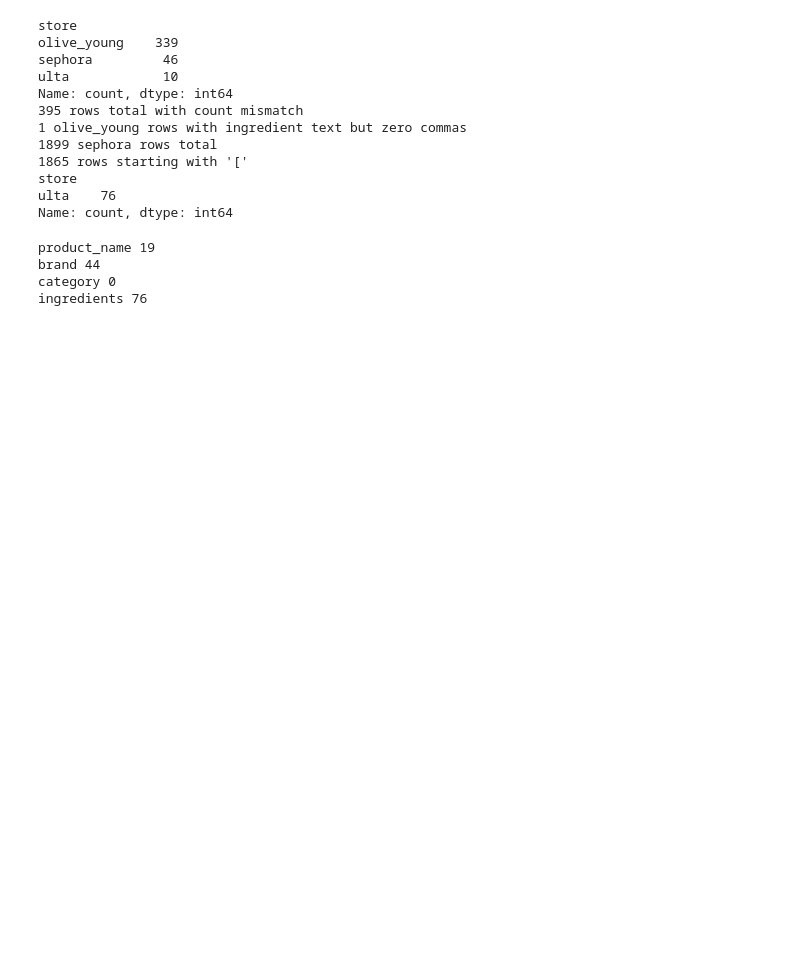
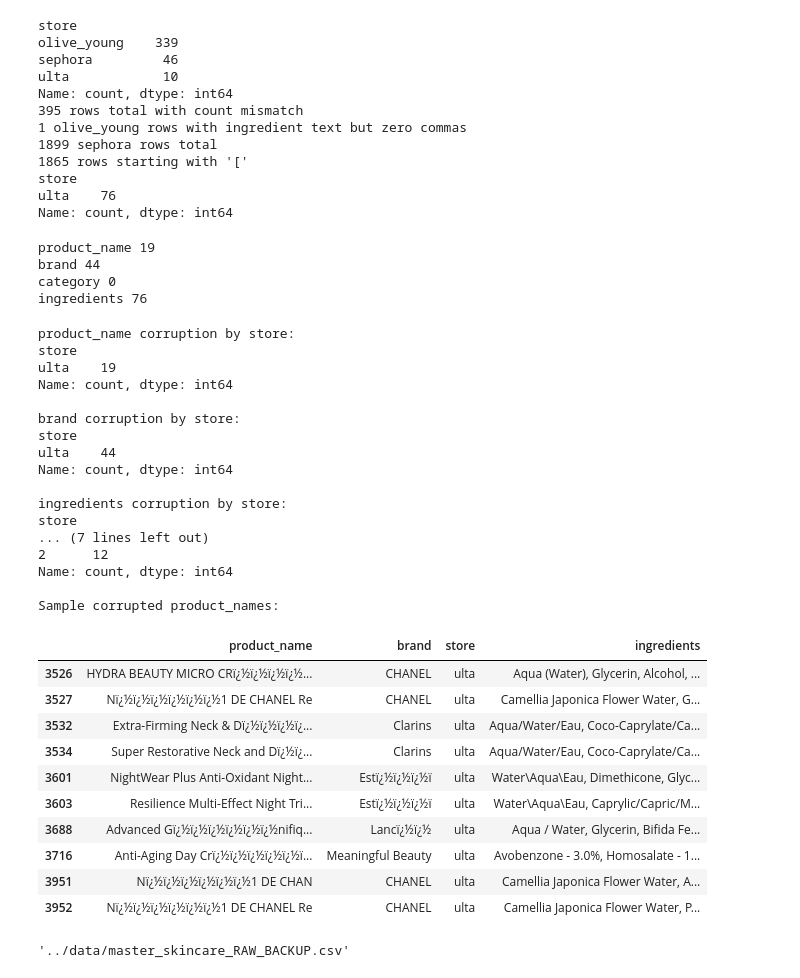
Before and after one commit to dairalmerino/Skinify, a Jupyter notebook: notebooks/04_merge_datasets.ipynb, the cells around one changed output. Saved outputs shown, nothing was run; the diff lists cells and outputs as text; code cells hidden in the pictures; blank space fills up the shorter version.

```diff
--- a/notebooks/04_merge_datasets.ipynb
+++ b/notebooks/04_merge_datasets.ipynb
@@ -404,3 +407,57 @@ product_name 19
 brand 44
 category 0
 ingredients 76
+# %%
+# store breakdown for each corrupted field
+for col in ['product_name', 'brand', 'ingredients']:
+    mask = master[col].apply(has_mojibake)
+    print(f"\n{col} corruption by store:")
+    print(master[mask]['store'].value_counts())
+
+# overlap: how many rows are corrupted in more than one field?
+corrupt_flags = pd.DataFrame({
+    'name_bad': master['product_name'].apply(has_mojibake),
+    'brand_bad': master['brand'].apply(has_mojibake),
+    'ingr_bad': master['ingredients'].apply(has_mojibake),
+})
+corrupt_flags['num_bad_fields'] = corrupt_flags.sum(axis=1)
+print("\nRows with corruption in more than one fields:")
+print(corrupt_flags['num_bad_fields'].value_counts().sort_index())
+
+# how many rows are corrupted in product_name specifically - show a few examples
+print("\nSample corrupted product_names:")
+master[corrupt_flags['name_bad']][['product_name','brand','store','ingredients']].head(10)
+# %% [output]
+product_name corruption by store:
+store
+ulta    19
+Name: count, dtype: int64
+
+brand corruption by store:
+store
+ulta    44
+Name: count, dtype: int64
+
+ingredients corruption by store:
+store
+... (7 lines left out)
+2      12
+Name: count, dtype: int64
+
+Sample corrupted product_names:
+|  | product_name | brand | store | ingredients |
+| 3526 | HYDRA BEAUTY MICRO CRï¿½ï¿½ï¿½ï¿½... | CHANEL | ulta | Aqua (Water), Glycerin, Alcohol, ... |
+| 3527 | Nï¿½ï¿½ï¿½ï¿½ï¿½ï¿½1 DE CHANEL Re | CHANEL | ulta | Camellia Japonica Flower Water, G... |
+| 3532 | Extra-Firming Neck & Dï¿½ï¿½ï¿½ï¿... | Clarins | ulta | Aqua/Water/Eau, Coco-Caprylate/Ca... |
+| 3534 | Super Restorative Neck and Dï¿½ï¿... | Clarins | ulta | Aqua/Water/Eau, Coco-Caprylate/Ca... |
+| 3601 | NightWear Plus Anti-Oxidant Night... | Estï¿½ï¿½ï¿½ï | ulta | Water\Aqua\Eau, Dimethicone, Glyc... |
+| 3603 | Resilience Multi-Effect Night Tri... | Estï¿½ï¿½ï¿½ï | ulta | Water\Aqua\Eau, Caprylic/Capric/M... |
+| 3688 | Advanced Gï¿½ï¿½ï¿½ï¿½ï¿½ï¿½nifiq... | Lancï¿½ï¿½ | ulta | Aqua / Water, Glycerin, Bifida Fe... |
+| 3716 | Anti-Aging Day Crï¿½ï¿½ï¿½ï¿½ï¿½ï... | Meaningful Beauty | ulta | Avobenzone - 3.0%, Homosalate - 1... |
+| 3951 | Nï¿½ï¿½ï¿½ï¿½ï¿½ï¿½1 DE CHAN | CHANEL | ulta | Camellia Japonica Flower Water, A... |
+| 3952 | Nï¿½ï¿½ï¿½ï¿½ï¿½ï¿½1 DE CHANEL Re | CHANEL | ulta | Camellia Japonica Flower Water, P... |
+# %%
+import shutil
+shutil.copy('../data/master_skincare_products.csv', '../data/master_skincare_RAW_BACKUP.csv')
+# %% [output]
+'../data/master_skincare_RAW_BACKUP.csv'
```
Also changed, not shown: parts of 18 cells of this notebook.
